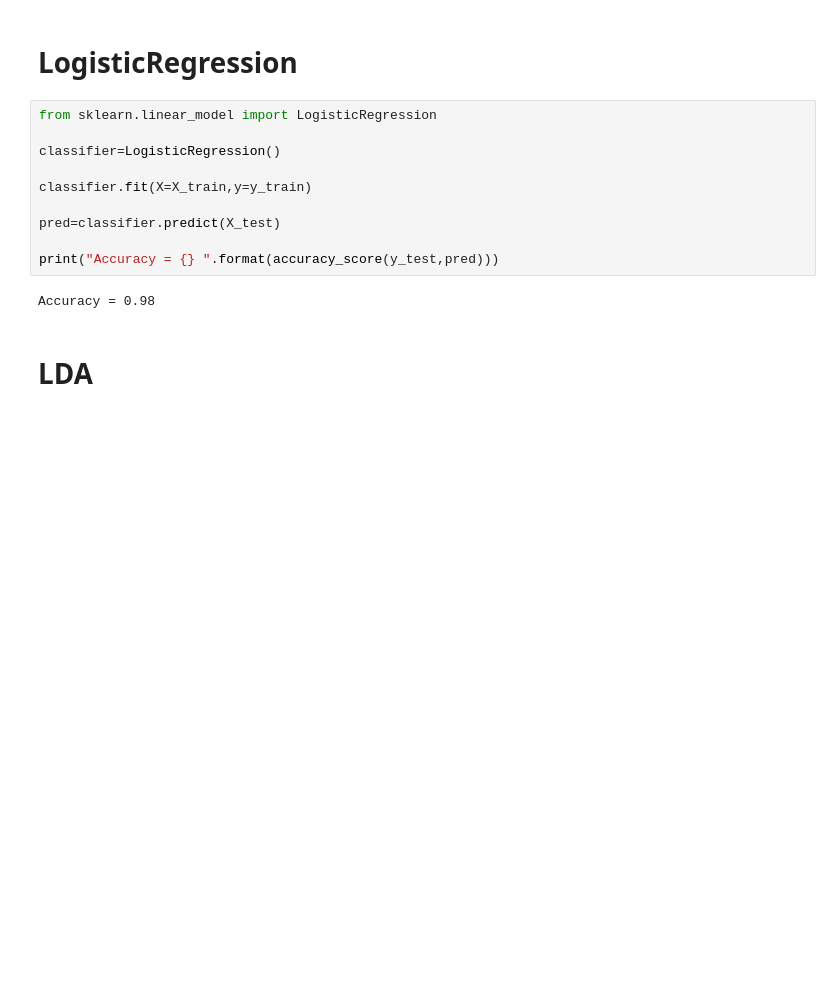
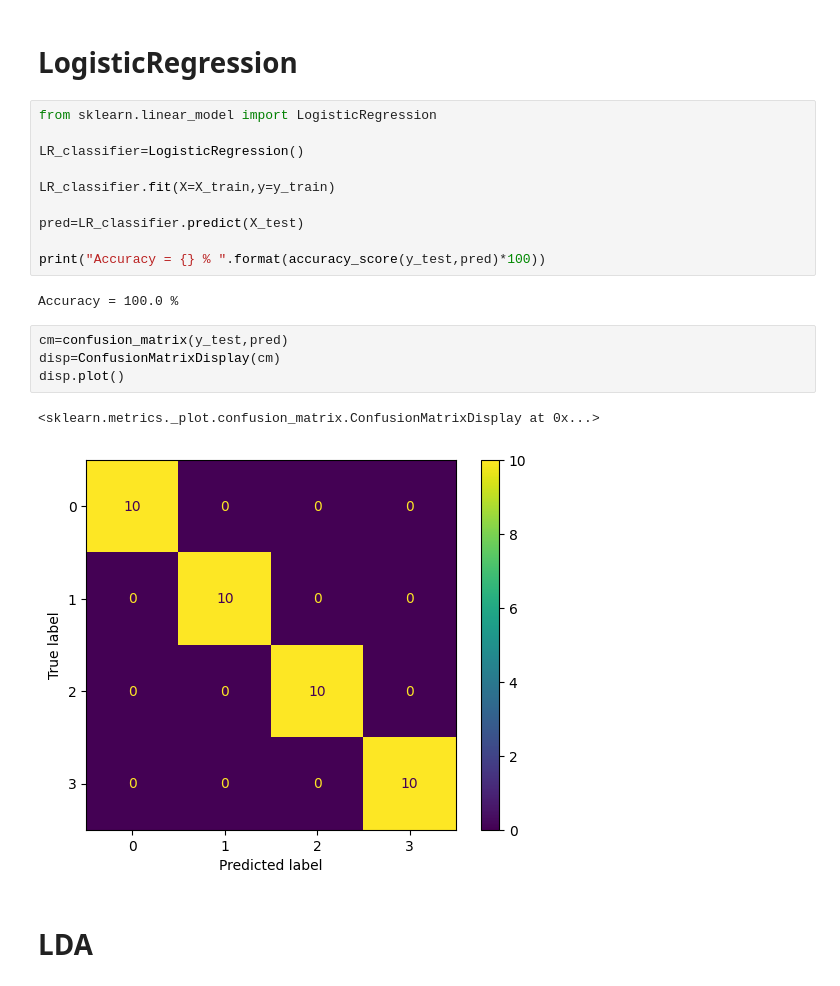
Before and after one commit to MAbdelhamid2001/Authentication-system-based-on-ECG, a Jupyter notebook: Full project.ipynb, the cells around one changed output. Cells and saved outputs as stored; diff of their text form; blank space fills up the shorter version.

```diff
--- a/Full project.ipynb
+++ b/Full project.ipynb
@@ -410,15 +421,22 @@ disp.plot()
 # %%
 from sklearn.linear_model import LogisticRegression
 
-classifier=LogisticRegression()
+LR_classifier=LogisticRegression()
 
-classifier.fit(X=X_train,y=y_train)
+LR_classifier.fit(X=X_train,y=y_train)
 
-pred=classifier.predict(X_test)
+pred=LR_classifier.predict(X_test)
 
-print("Accuracy = {} ".format(accuracy_score(y_test,pred)))
+print("Accuracy = {} % ".format(accuracy_score(y_test,pred)*100))
 # %% [output]
-Accuracy = 0.98
+Accuracy = 100.0 %
+# %%
+cm=confusion_matrix(y_test,pred)
+disp=ConfusionMatrixDisplay(cm)
+disp.plot()
+# %% [output]
+<sklearn.metrics._plot.confusion_matrix.ConfusionMatrixDisplay at 0x...>
+[figure, added]
 # %% [markdown]
 # LDA
 # %%
```
Also changed, not shown: parts of 68 cells of this notebook, 10 other files.
